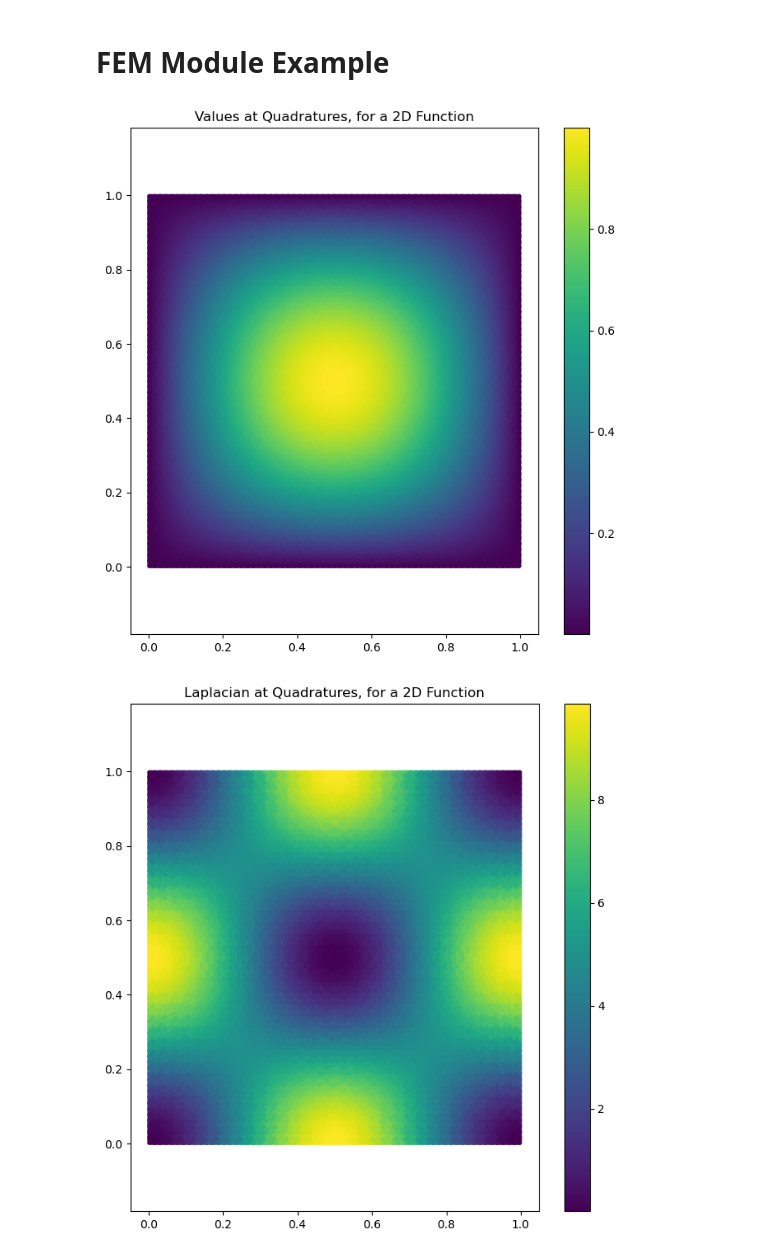
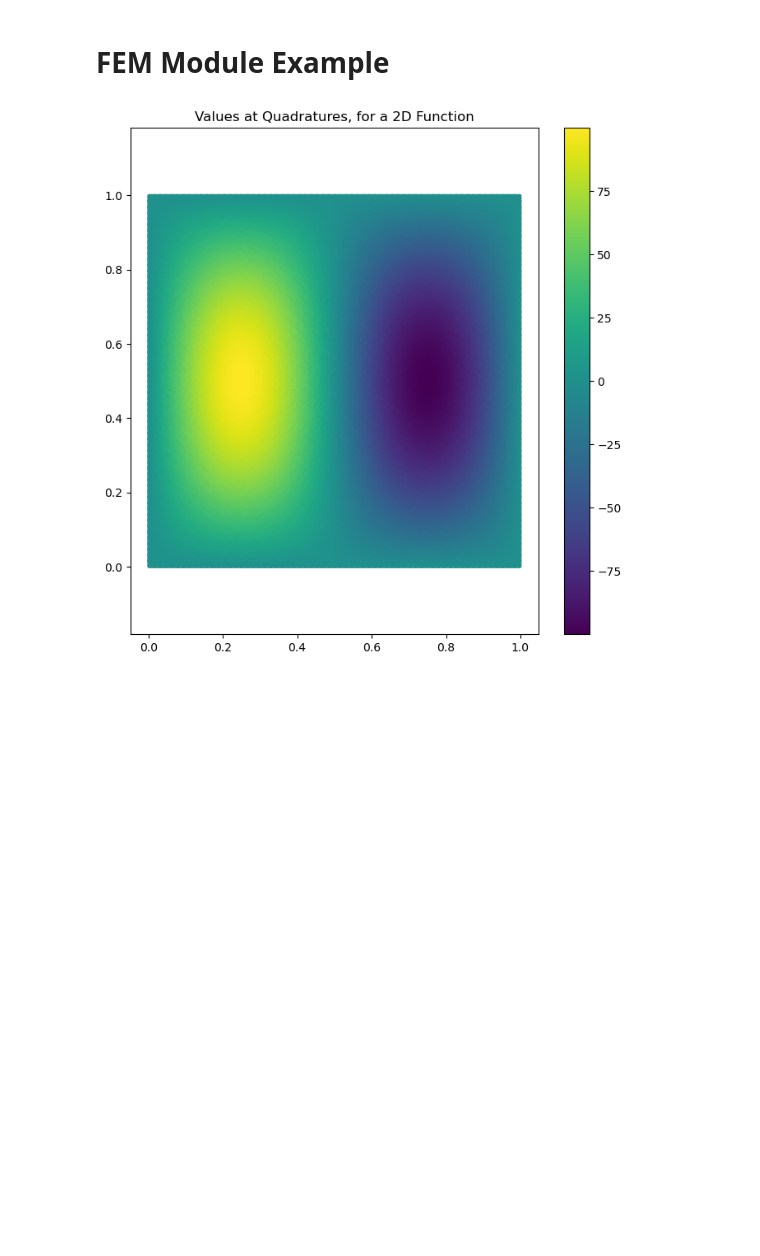
Before and after one commit to vcaipu/cqednumerics, a Jupyter notebook: fem.ipynb, the cells around one changed output. Drawn from its saved outputs; the diff is of its cells as text; code cells hidden in the pictures; blank space fills up the shorter version.

Commit message:
mvp for FEMSystem class

```diff
--- a/fem.ipynb
+++ b/fem.ipynb
@@ -168,11 +205,27 @@ intorder = 4 # High order to capture everything accurately
 
 femsystem = FEMSystem(mesh,element,intorder)
 
-def v(x,y):
-    return jnp.sin(jnp.pi * x) * jnp.sin(jnp.pi * y)
-
-femsystem.plot_values_2d(v)
-femsystem.plot_laplacian_2d(v)
+# femsystem.plot_values_2d(v)
+# femsystem.plot_laplacian_2d(v)
-# %% [output]
-[figure, removed]
-[figure, removed]
+# %%
+def v(x,y):
+    return (100* jnp.sin(2*jnp.pi * x) * jnp.sin(jnp.pi * y))
+
+def lagrangian_density(u,grad_u,x):
+    kinetic = 0.5 * jnp.sum(grad_u**2, axis=0)
+
+    x, y = x[0], x[1]
+    f = v(x,y)
+    potential = f * (u**2)
+
+    return kinetic + potential
+
+# Our objective function is to integrate the lagrangian density
+def objective(u_global):
+    return femsystem.integrate(lagrangian_density,u_global)
+
+real_objective = lambda u_interior: femsystem.apply_bc_and_norm(u_interior,objective)
+
+femsystem.plot_values_2d(v)
+# %% [output]
+[figure, added]
```
Also changed, not shown: parts of 3 cells of this notebook, 1 other file.
